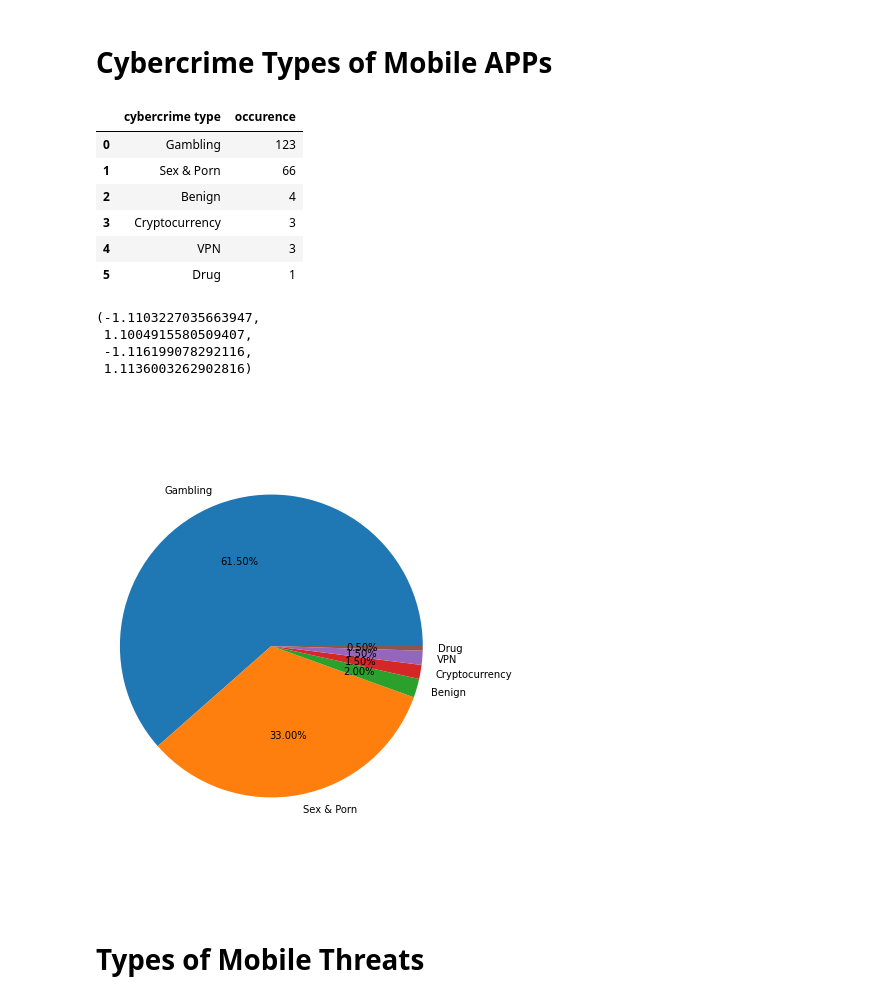
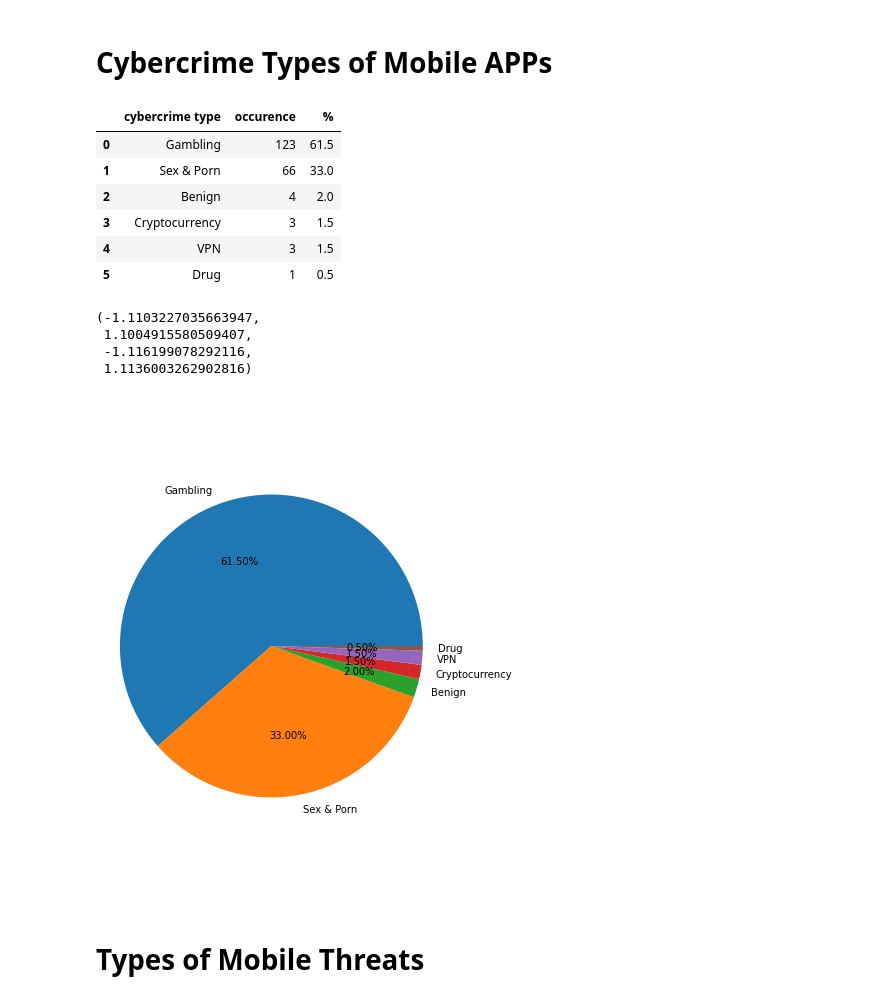
Before and after one commit to ChaseSecurity/Reflected-Search-Poisoning-for-Illicit-Promotion, a Jupyter notebook: Website_Timemachine/App/app_virustotal_analysis.ipynb, the cells around one changed output. Drawn from its saved outputs; the diff is of its cells as text; code cells hidden in the pictures.

```diff
--- a/Website_Timemachine/App/app_virustotal_analysis.ipynb
+++ b/Website_Timemachine/App/app_virustotal_analysis.ipynb
@@ -229,21 +229,22 @@ Sandbox Malicious Confidence >= 90: 0 (0.0000) apks.
 # %%
 import matplotlib.pyplot as plt
 
 df = pd.read_excel('./Mobile Apps.xlsx', sheet_name='hash')
 category_cnt = df['Category'].value_counts().rename_axis('cybercrime type').reset_index(name='occurence')
+category_cnt['%'] = 100 * (category_cnt['occurence'] / category_cnt['occurence'].sum())
 display(category_cnt)
 
 plt.figure(figsize=(6,9))
 plt.pie(category_cnt['occurence'], labels=category_cnt['cybercrime type'], autopct="%.2f%%")
 plt.axis('equal')
 # %% [output]
-|  | cybercrime type | occurence |
-| 0 | Gambling | 123 |
-| 1 | Sex & Porn | 66 |
-| 2 | Benign | 4 |
-| 3 | Cryptocurrency | 3 |
-| 4 | VPN | 3 |
-| 5 | Drug | 1 |
+|  | cybercrime type | occurence | % |
+| 0 | Gambling | 123 | 61.5 |
+| 1 | Sex & Porn | 66 | 33.0 |
+| 2 | Benign | 4 | 2.0 |
+| 3 | Cryptocurrency | 3 | 1.5 |
+| 4 | VPN | 3 | 1.5 |
+| 5 | Drug | 1 | 0.5 |
 (-1.1103227035663947,
  1.1004915580509407,
  -1.116199078292116,
```
Also changed, not shown: parts of 6 cells of this notebook.
